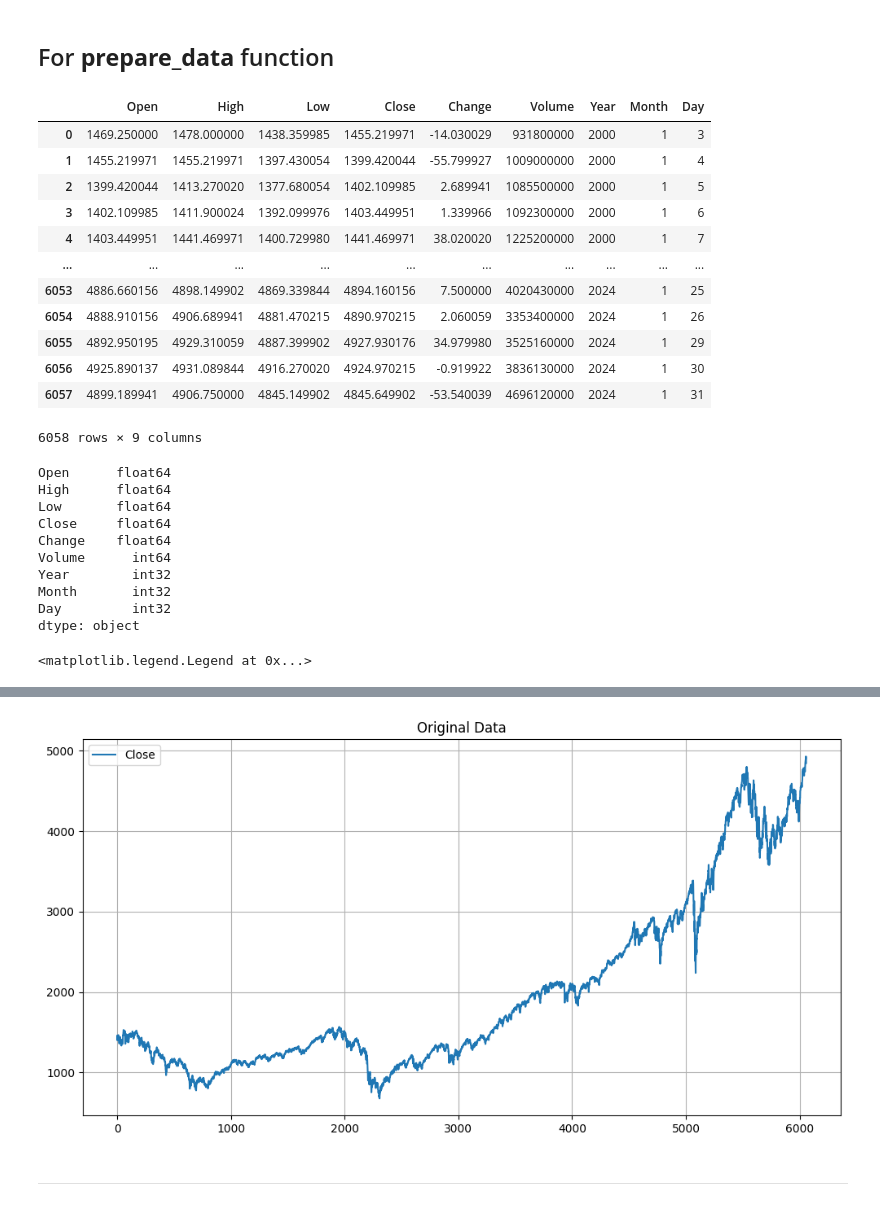
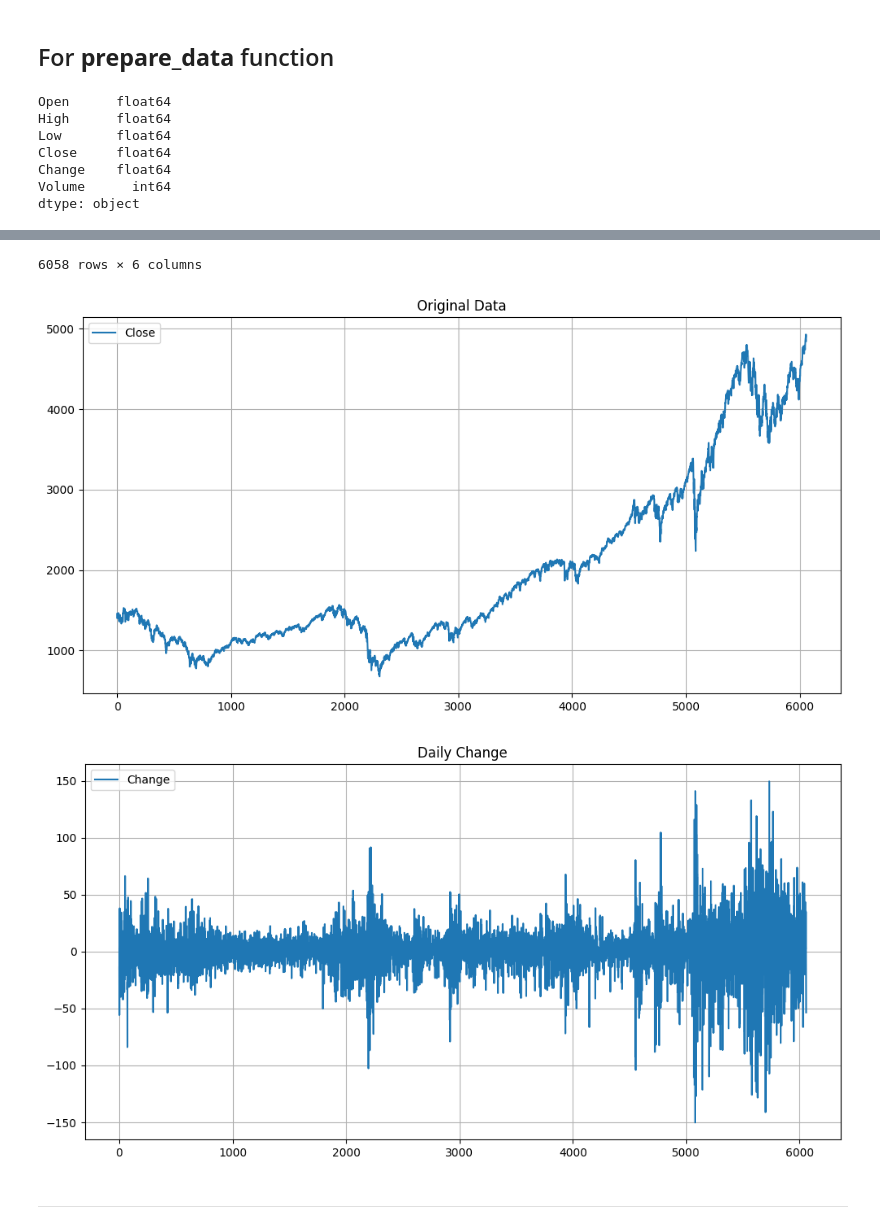
Before and after one commit to BoykoPetevBoev/Stock-Market-Prediction, a Jupyter notebook: src/models/lstm_v2/lstm_normalize.ipynb, the cells around one changed output, grey strips where cells are left out. Drawn from its saved outputs; the diff is of its cells as text; code cells hidden in the pictures.

```diff
--- a/src/models/lstm_v2/lstm_normalize.ipynb
+++ b/src/models/lstm_v2/lstm_normalize.ipynb
@@ -10,39 +10,27 @@ from constants import SP500_TICKER
 ---
 # %% [markdown]
 ## For **prepare_data** function
-# %%
-data = prepare_data(SP500_TICKER)
-data
-# %% [output]
-|  | Open | High | Low | Close | Change | Volume | Year | Month | Day |
-| 0 | 1469.250000 | 1478.000000 | 1438.359985 | 1455.219971 | -14.030029 | 931800000 | 2000 | 1 | 3 |
-| 1 | 1455.219971 | 1455.219971 | 1397.430054 | 1399.420044 | -55.799927 | 1009000000 | 2000 | 1 | 4 |
-| 2 | 1399.420044 | 1413.270020 | 1377.680054 | 1402.109985 | 2.689941 | 1085500000 | 2000 | 1 | 5 |
-| 3 | 1402.109985 | 1411.900024 | 1392.099976 | 1403.449951 | 1.339966 | 1092300000 | 2000 | 1 | 6 |
-| 4 | 1403.449951 | 1441.469971 | 1400.729980 | 1441.469971 | 38.020020 | 1225200000 | 2000 | 1 | 7 |
-| ... | ... | ... | ... | ... | ... | ... | ... | ... | ... |
-| 6053 | 4886.660156 | 4898.149902 | 4869.339844 | 4894.160156 | 7.500000 | 4020430000 | 2024 | 1 | 25 |
-| 6054 | 4888.910156 | 4906.689941 | 4881.470215 | 4890.970215 | 2.060059 | 3353400000 | 2024 | 1 | 26 |
-| 6055 | 4892.950195 | 4929.310059 | 4887.399902 | 4927.930176 | 34.979980 | 3525160000 | 2024 | 1 | 29 |
-| 6056 | 4925.890137 | 4931.089844 | 4916.270020 | 4924.970215 | -0.919922 | 3836130000 | 2024 | 1 | 30 |
-| 6057 | 4899.189941 | 4906.750000 | 4845.149902 | 4845.649902 | -53.540039 | 4696120000 | 2024 | 1 | 31 |
-6058 rows × 9 columns
-# %%
-data.dtypes
-# %% [output]
-Open      float64
-High      float64
-Low       float64
-Close     float64
-Change    float64
-Volume      int64
-Year        int32
-Month       int32
-Day         int32
-dtype: object
 # %%
+data = prepare_data(SP500_TICKER)
+
+
+# Show data
+print(data.dtypes)
+
 plt = config_chart('Original Data')
-plt.plot(data['Close'])
+plt.plot(data.Close)
 plt.legend(['Close'])
+
+plt = config_chart('Daily Change')
+plt.plot(data.Change)
+plt.legend(['Change'])
+
+data
 # %% [output]
-<matplotlib.legend.Legend at 0x...>
+Open      float64
+High      float64
+Low       float64
+Close     float64
+Change    float64
+Volume      int64
+dtype: object
@@ -49 +49,3 @@ plt.legend(['Close'])
+6058 rows × 6 columns
 [figure]
+[figure, added]
```
Also changed, not shown: parts of 24 cells of this notebook, 4 other files.
